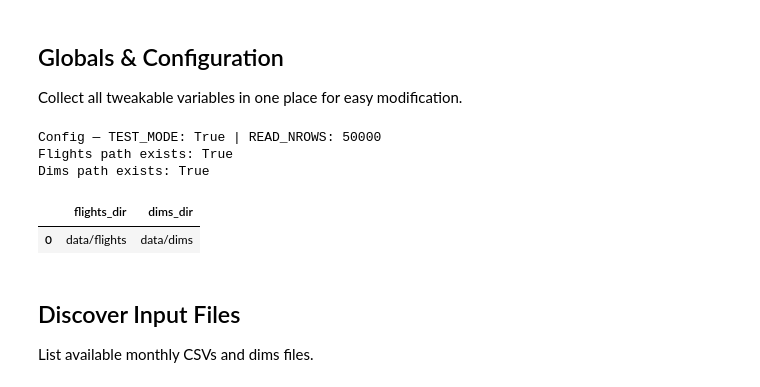
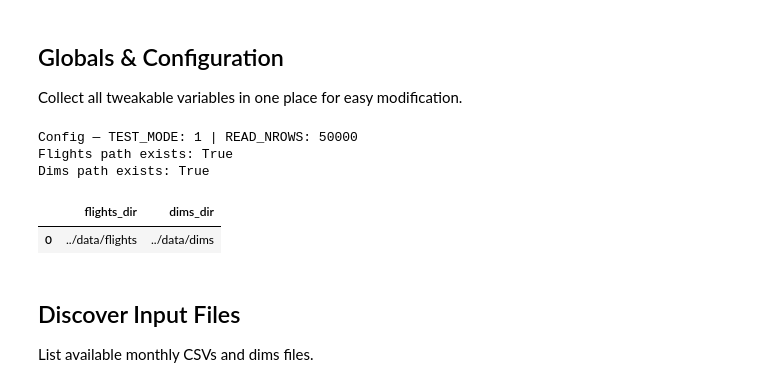
Before and after one commit to evogelpohl/fun_with_TranStats_flights, a Jupyter notebook: notebooks/flights_eda_engineering.ipynb, the cells around one changed output. Saved outputs shown, nothing was run; the diff lists cells and outputs as text; code cells hidden in the pictures.

```diff
--- a/notebooks/flights_eda_engineering.ipynb
+++ b/notebooks/flights_eda_engineering.ipynb
@@ -41,7 +41,7 @@ preview(pd.DataFrame({'ok': [1,2,3]}))
 Collect all tweakable variables in one place for easy modification.
 # %%
 # Paths
-DATA_DIR = Path('data')
+DATA_DIR = Path('../data')
 FLIGHTS_DIR = DATA_DIR / 'flights'
 DIMS_DIR = DATA_DIR / 'dims'
 OUTPUT_DIR = DATA_DIR / 'output'
@@ -55,36 +55,36 @@ CRITICAL_FIELDS = ['depdelayminutes', 'depdel15']  # rows missing these are drop
 SAMPLE_RATE = 0.10  # 10% stratified sample
 RANDOM_STATE = 42
 SAMPLE_KEYS = ['month', 'iata_code_reporting_airline', 'depdel15']
 
 # Output files
 OUTPUT_PARQUET = OUTPUT_DIR / 'flights_2024_clean_sampled.parquet'
 
 # Plotting toggles (set False to skip generating figures)
 SHOW_PLOTS = True
 
 # Test mode for fast headless runs (CLI/CI)
-TEST_MODE = os.environ.get('TEST_MODE', '0') == '0'
+TEST_MODE = 1
 READ_NROWS = 50000 if TEST_MODE else None
 if TEST_MODE:
     SHOW_PLOTS = False
 print('Config — TEST_MODE:', TEST_MODE, '| READ_NROWS:', READ_NROWS)
 
 # Helper: column standardization (lowercase; replace spaces with underscores)
 def standardize_columns(df: pd.DataFrame) -> pd.DataFrame:
     df = df.copy()
     df.columns = [c.strip().lower().replace(' ', '_') for c in df.columns]
     return df
 
 # Quick check of directories
 print('Flights path exists:', FLIGHTS_DIR.exists())
 print('Dims path exists:', DIMS_DIR.exists())
 preview(pd.DataFrame({'flights_dir': [str(FLIGHTS_DIR)], 'dims_dir': [str(DIMS_DIR)]}))
 # %% [output]
-Config — TEST_MODE: True | READ_NROWS: 50000
+Config — TEST_MODE: 1 | READ_NROWS: 50000
 Flights path exists: True
 Dims path exists: True
 |  | flights_dir | dims_dir |
-| 0 | data/flights | data/dims |
+| 0 | ../data/flights | ../data/dims |
 # %% [markdown]
 ## Discover Input Files
 List available monthly CSVs and dims files.
```
Also changed, not shown: parts of 3 cells of this notebook.
